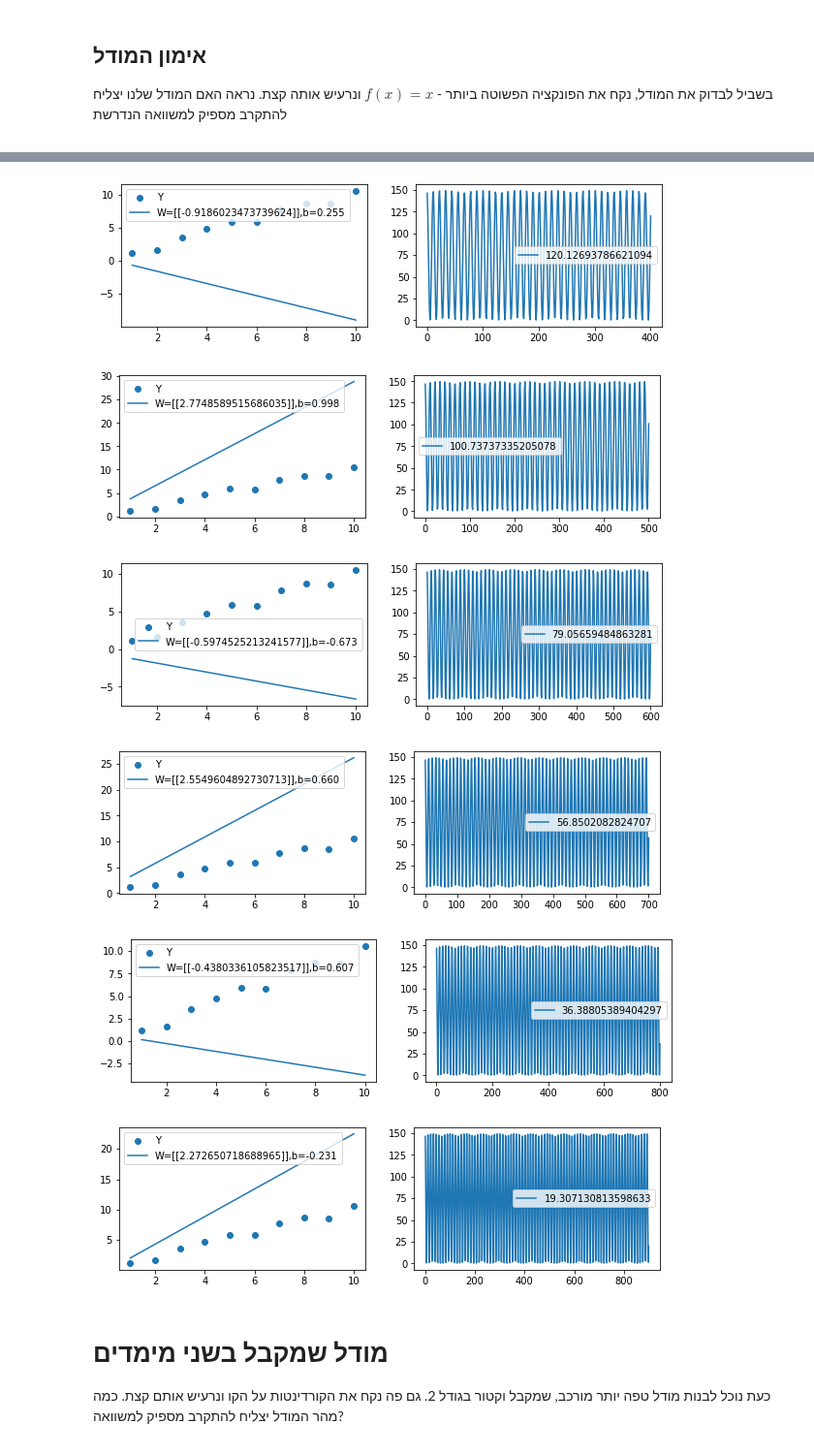
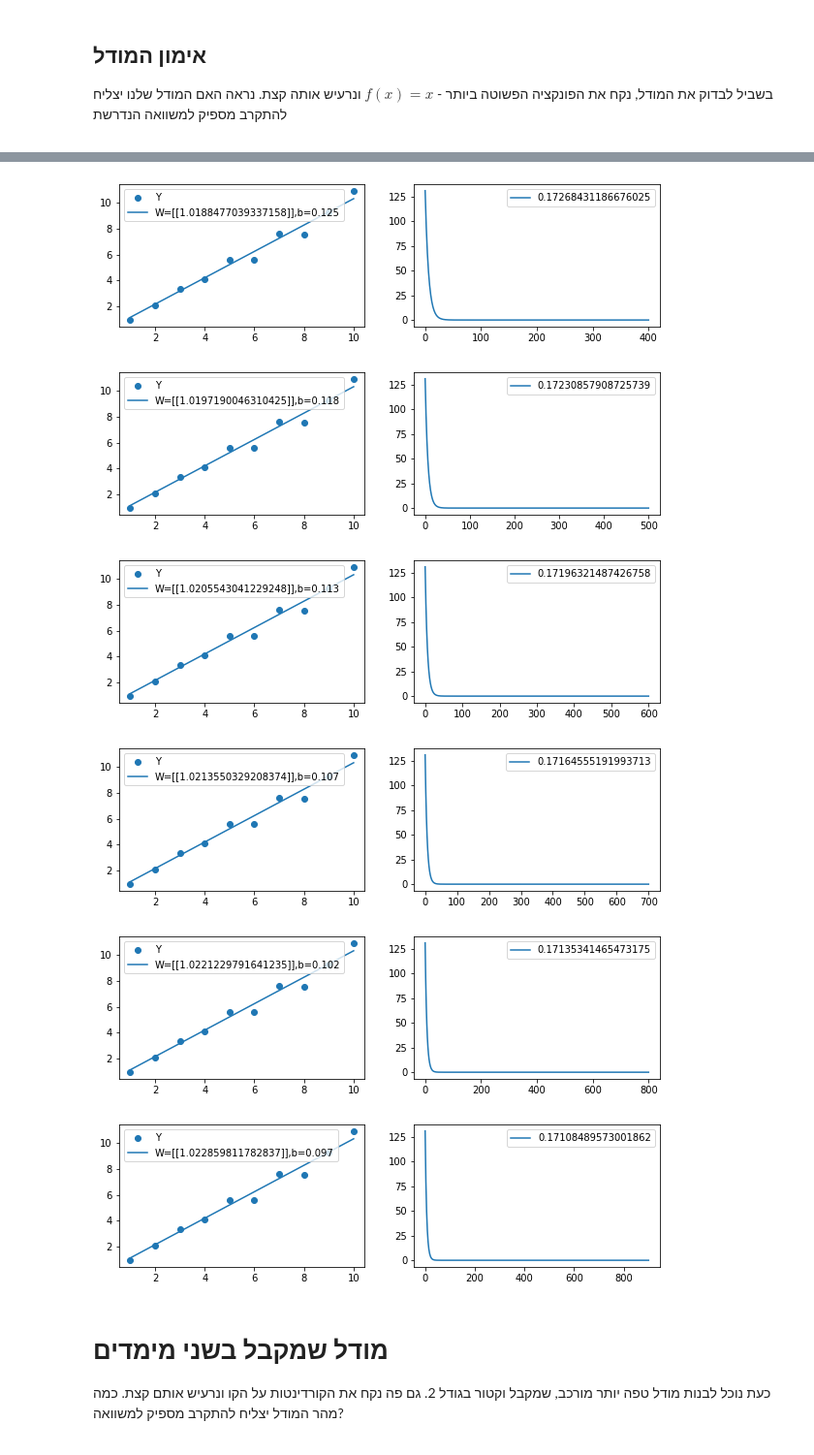
Before and after one commit to avrymi-asraf/Basic-principles-nn-pythorch, a Jupyter notebook: אופטימיזציה.ipynb, the cells around one changed output, grey strips where cells are left out. Shown at 97% size. Saved outputs shown, nothing was run; the diff lists cells and outputs as text; code cells hidden in the pictures.

```diff
--- a/אופטימיזציה.ipynb
+++ b/אופטימיזציה.ipynb
@@ -161,6 +162,7 @@ loss_list = []
 f_plot = ploter(plot_model, linear, x, target, loss_list)
 # %%
 for i in range(1000):
+    optimazer.zero_grad()
     y = linear(x)
     diff = loss_function(y, target)
     diff.backward()
@@ -176,9 +178,9 @@ for i in range(1000):
-[figure, old version]
+[figure, new version]
-[figure, old version]
+[figure, new version]
-[figure, old version]
+[figure, new version]
-[figure, old version]
+[figure, new version]
-[figure, old version]
+[figure, new version]
-[figure, old version]
+[figure, new version]
 # %% [markdown]
 <div dir="rtl" lang="he" xml:lang="he">
 
```
Also changed, not shown: parts of 9 cells of this notebook.
